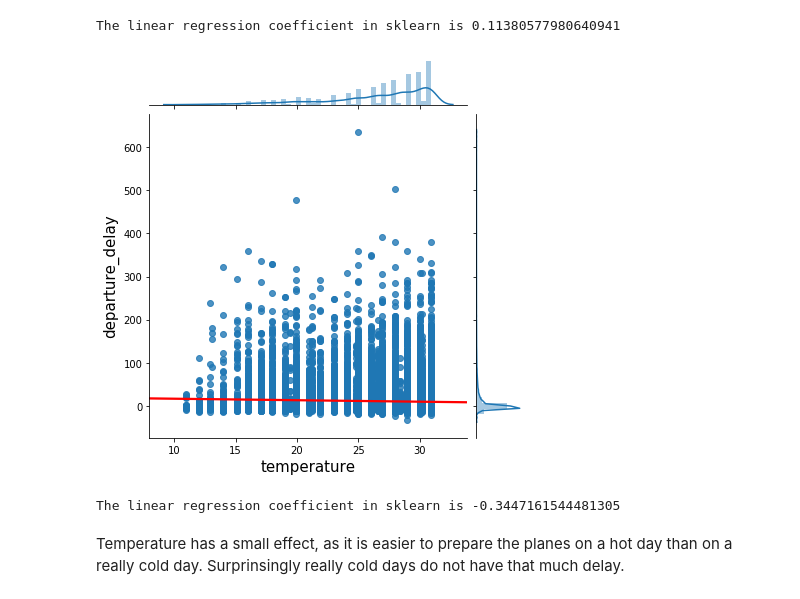
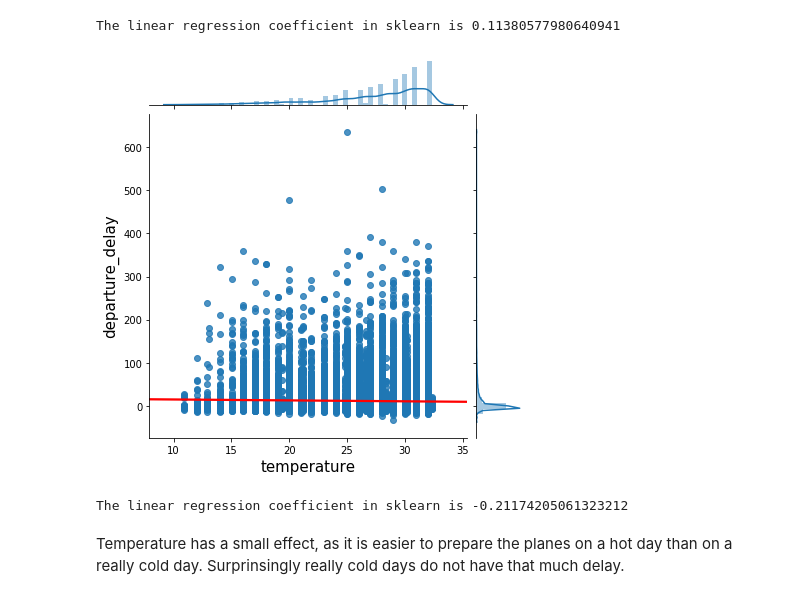
Before and after one commit to mihaihai/flight_data, a Jupyter notebook: A study of flight delays from NY.ipynb, the cells around one changed output. Drawn from its saved outputs; the diff is of its cells as text; code cells hidden in the pictures.

Commit message:
fixed some hardcoded numbers to work in more generality

```diff
--- a/A study of flight delays from NY.ipynb
+++ b/A study of flight delays from NY.ipynb
@@ -241,18 +256,16 @@ We can conclude that all departures and scheduled_departures before 4:45 AM are
 # %%
 def to_minutes_departure(number):
-    if number == 2400: minutes = 1440
-    minutes = int(number/100)*60+int(number%100)
-    if number < 445: minutes += 1440
-    #I chose 445 = min(test1,test4)+1because no flight left later than 4:00AM and earlier than 4:45AM.
-    #The flights after 4:45AM clearly left earlier than planned that day and the one between 0:00AM and 4:00AM left late.
+    if number == 2400: minutes = 1440 #1440= 24 hours times 60 minutes
+    minutes = int(number/100)*60+int(number%100) #minutes since the day started
+    if number < min(earliest_scheduled_departure, earliest_actual_departure): minutes += 1440 #because flight departed next day
+    #In this case 445 = min(earliest_scheduled_departure, earliest_actual_departure) because no flight left later than 3:53AM and earlier than 4:45AM.
     return minutes
 
 def to_minutes_arrival(number):
-    if number == 2400: minutes = 1440
-    minutes = int(number/100)*60+int(number%100)
-    if number < 552 : minutes += 1440
-    #I chose 552 = max(test3, test5)+1 because the flighno flight left later than 4:00AM and earlier than 4:45AM.
-    #The flights after 4:45AM clearly left earlier than planned that day and the one between 0:00AM and 4:00AM left late.
+    if number == 2400: minutes = 1440 #1440= 24 hours times 60 minutes
+    minutes = int(number/100)*60+int(number%100) #minutes since the day started
+    if number <= max(latest_arrival_next_day, latest_next_day_scheduled_arrival) : minutes += 1440 #because flight arrived next day
+    #In this case 551 = max(latest_arrival_next_day, latest_next_day_scheduled_arrival) because the no flight arrived later than 5:51AM the next day.
     return minutes
 # %%
 #compute the main culprits
@@ -442,6 +465,6 @@ I first create a new column called shifted_departure where the hours betwen 0:00
 # %%
 working['shifted_departure'] = working['departure']
-indexNames = working[working['departure']<445].index
+indexNames = working[working['departure']<earliest_departure_same_day].index
 working.loc[indexNames, 'shifted_departure']=working.loc[indexNames, 'shifted_departure'].add(2400)
 # %%
 plot_linear_regr(working, "scheduled_departure", "departure_delay")
@@ -638,10 +661,10 @@ plot_linear_regr(temperature, "temperature", "departure_delay") #temperature > 0
 [figure]
 The linear regression coefficient in sklearn is 0.11380577980640941
 # %%
-plot_linear_regr(temperature[temperature["temperature"]<32], "temperature", "departure_delay")
+plot_linear_regr(temperature[temperature["temperature"]<33], "temperature", "departure_delay")
 # %% [output]
-[figure, old version]
+[figure, new version]
-The linear regression coefficient in sklearn is -0.3447161544481305
+The linear regression coefficient in sklearn is -0.21174205061323212
 # %% [markdown]
 Temperature has a small effect, as it is easier to prepare the planes on a hot day than on a really cold day. Surprinsingly really cold days do not have that much delay.
 # %%
```
Also changed, not shown: parts of 19 cells of this notebook.
